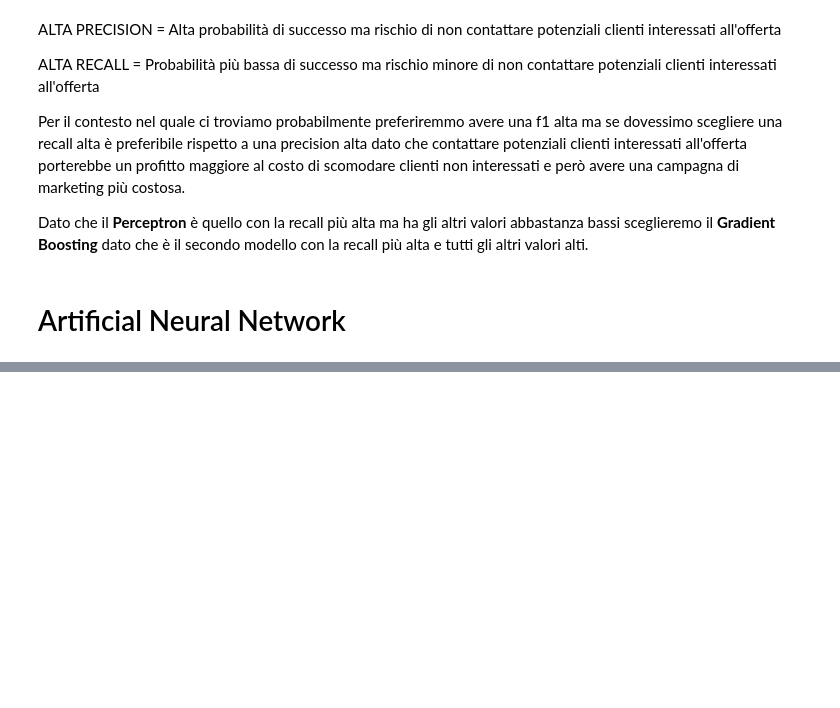
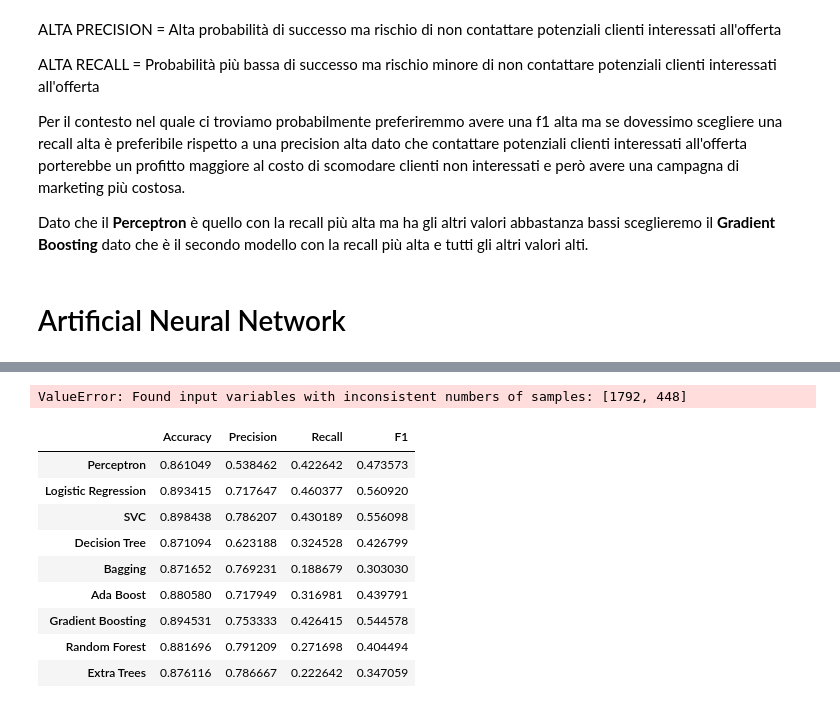
Before and after one commit to remarcoble/ML-marketing-campaign, a Jupyter notebook: main.ipynb, the cells around one changed output, grey strips where cells are left out. Cells and saved outputs as stored; diff of their text form; code cells hidden in the pictures; blank space fills up the shorter version.

```diff
--- a/main.ipynb
+++ b/main.ipynb
@@ -506,0 +600,28 @@ model.compile(loss = 'sparse_categorical_crossentropy',
+# %%
+final_scores.append(("Neural Network", dnn_prediction, None, None, None))
+# %%
+columns = ["Accuracy", "Precision", "Recall", "F1"]
+final_table = pd.DataFrame(columns=columns)
+for (name, prediction, train_size, train_scores, test_scores) in final_scores:
+    accuracy = accuracy_score(y_train, prediction)
+    precision = precision_score(y_train, prediction)
+    recall = recall_score(y_train, prediction)
+    f1 = f1_score(y_train, prediction)
+    data = [accuracy, precision, recall, f1]
+    final_table = pd.concat([final_table, pd.DataFrame([data], columns=columns, index=[name])])
+# %% [output]
+ValueError: Found input variables with inconsistent numbers of samples: [1792, 448]
+# %%
+dfstyle = [dict(selector="th", props=[('font-size', '20pt')]),dict(selector="td", props=[('font-size', '20pt')])]
+final_table.style.set_table_styles(dfstyle).background_gradient(axis=0, cmap=sns.light_palette("green", as_cmap=True))
+# %% [output]
+|  | Accuracy | Precision | Recall | F1 |
+| Perceptron | 0.861049 | 0.538462 | 0.422642 | 0.473573 |
+| Logistic Regression | 0.893415 | 0.717647 | 0.460377 | 0.560920 |
+| SVC | 0.898438 | 0.786207 | 0.430189 | 0.556098 |
+| Decision Tree | 0.871094 | 0.623188 | 0.324528 | 0.426799 |
+| Bagging | 0.871652 | 0.769231 | 0.188679 | 0.303030 |
+| Ada Boost | 0.880580 | 0.717949 | 0.316981 | 0.439791 |
+| Gradient Boosting | 0.894531 | 0.753333 | 0.426415 | 0.544578 |
+| Random Forest | 0.881696 | 0.791209 | 0.271698 | 0.404494 |
+| Extra Trees | 0.876116 | 0.786667 | 0.222642 | 0.347059 |
```
Also changed, not shown: parts of 19 cells of this notebook.
